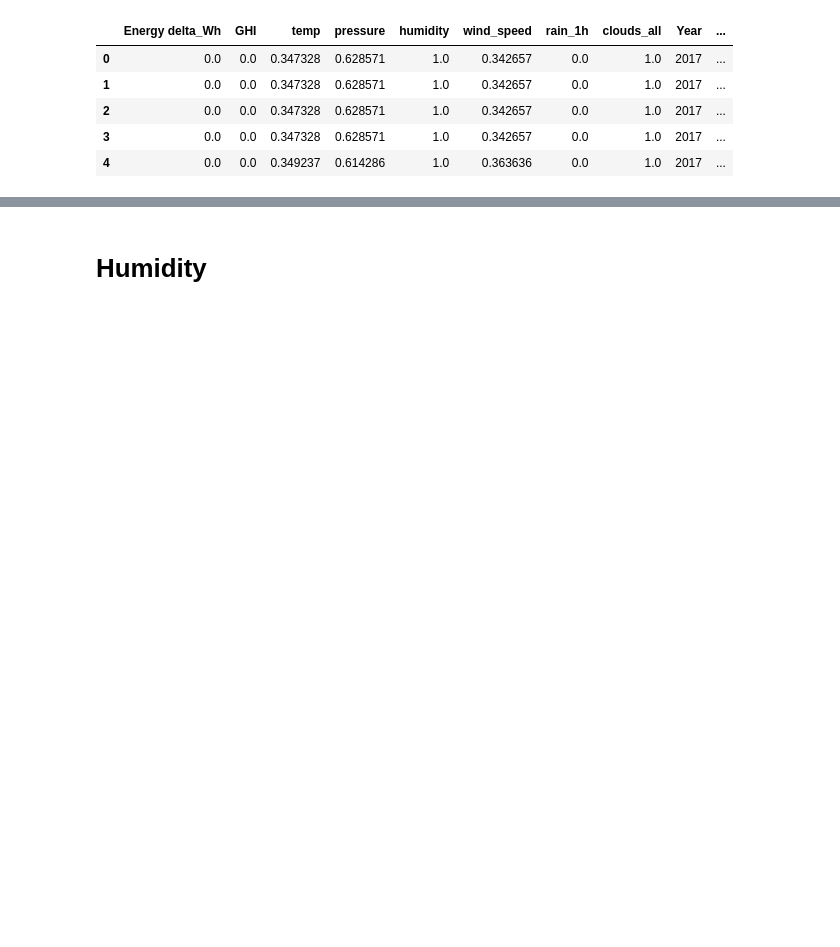
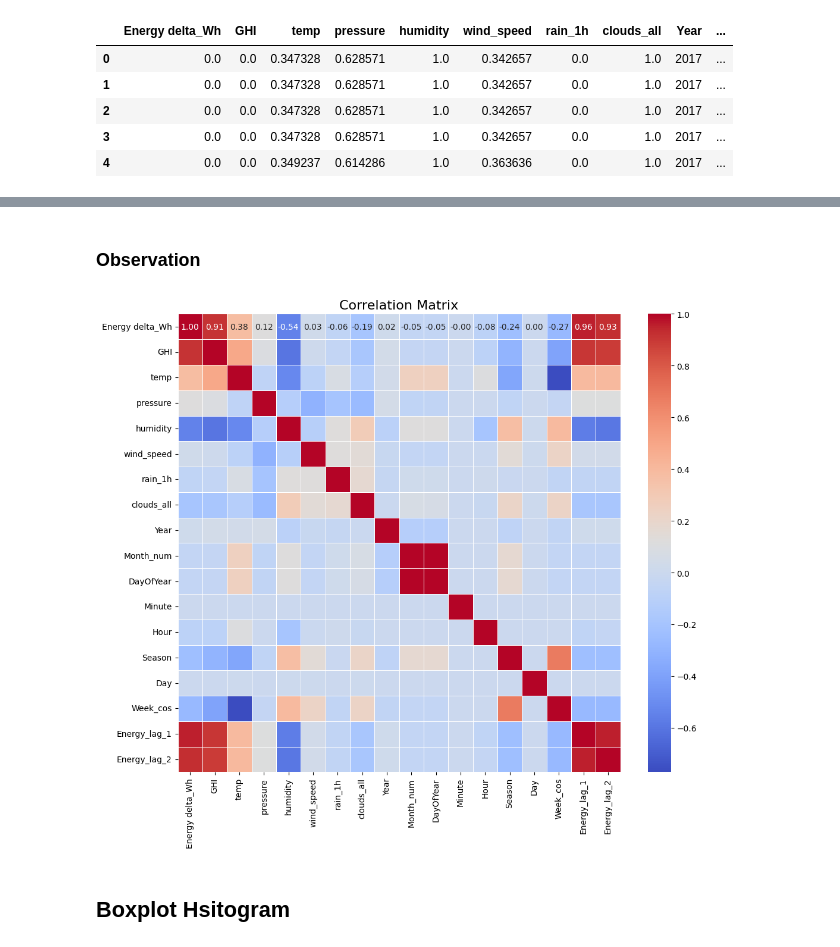
Before and after one commit to chenming7777/greenlight, a Jupyter notebook: solar_preprocessing/renewable-energy-and-weather-conditions-analysis.ipynb, the cells around one changed output, grey strips where cells are left out. Cells and saved outputs as stored; diff of their text form; code cells hidden in the pictures; blank space fills up the shorter version.

```diff
--- a/solar_preprocessing/renewable-energy-and-weather-conditions-analysis.ipynb
+++ b/solar_preprocessing/renewable-energy-and-weather-conditions-analysis.ipynb
@@ -654,7 +880,7 @@ from sklearn.preprocessing import MinMaxScaler
 
 scaler = MinMaxScaler()
 numeric_cols = ['Energy delta_Wh', 'GHI', 'temp', 'pressure', 'humidity',
-                'wind_speed', 'rain_1h', 'snow_1h', 'clouds_all']
+                'wind_speed', 'rain_1h', 'snow_1h', 'clouds_all', 'Energy_lag_2' ,'Energy_lag_1']
 df[numeric_cols] = scaler.fit_transform(df[numeric_cols])
 
 df
@@ -837,7 +1063,7 @@ df.head(5)
 # %%
 columns_to_drop = [
     "Hour_sin", "Hour_cos", "Week_sin", "Season_cos", "Minute_sin", "Minute_cos",
-    "snow_1h", "isDayTime", "Weekday_sin", "Weekday_cos", "Week"
+    "snow_1h", "isDayTime", "Weekday_sin", "Weekday_cos", "Week", "Season_sin"
 ]
 
 df.drop(columns=columns_to_drop, inplace=True)
@@ -1050,2 +1138,0 @@ df.describe()
-# %% [markdown]
-# Humidity
@@ -1095,0 +1139,18 @@ df.describe()
+# %% [markdown]
+### Observation
+# %%
+import matplotlib.pyplot as plt
+import seaborn as sns
+
+# 1. Compute the correlation matrix
+corr_matrix = df.corr()
+
+# 2. Create a figure and plot a heatmap
+plt.figure(figsize=(12, 10))
+sns.heatmap(corr_matrix, annot=True, fmt=".2f", cmap="coolwarm", linewidths=0.5)
+plt.title("Correlation Matrix", fontsize=16)
+plt.show()
+# %% [output]
+[figure, added]
+# %% [markdown]
+## Boxplot Hsitogram
```
Also changed, not shown: parts of 52 cells of this notebook, 3 other files.
